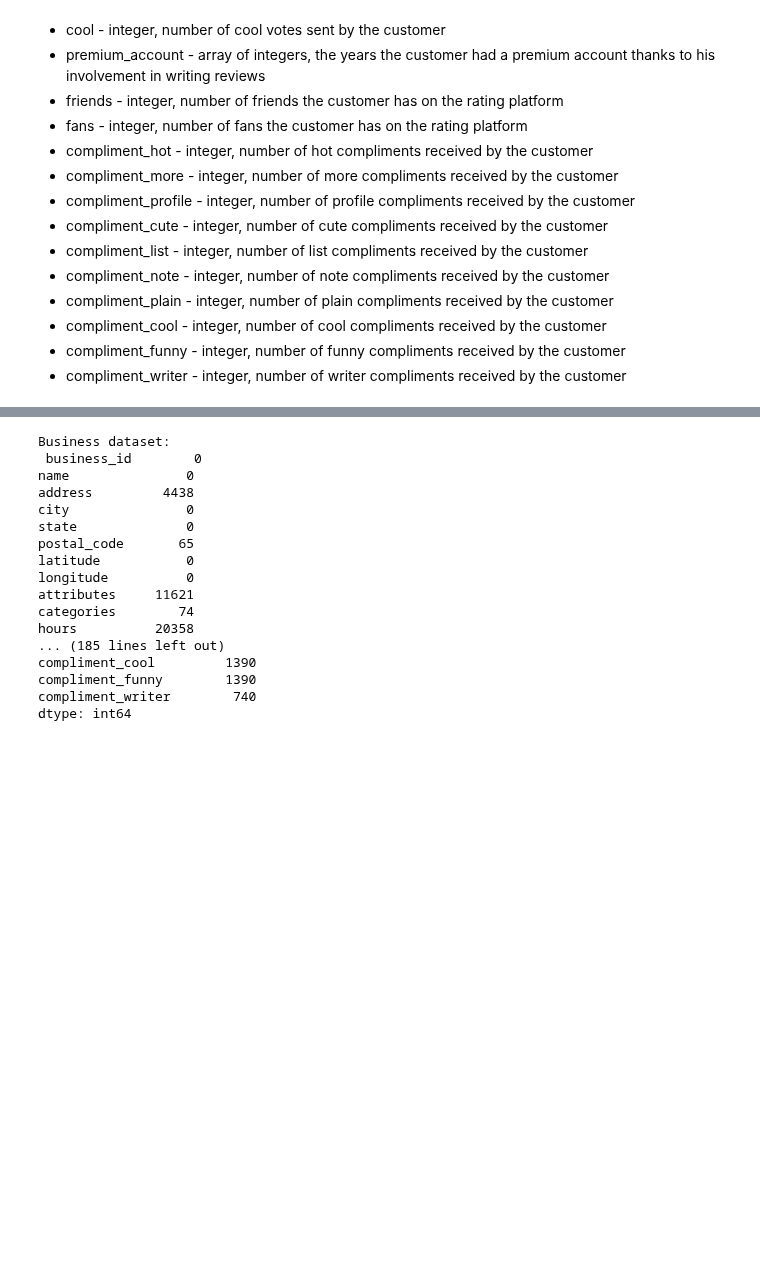
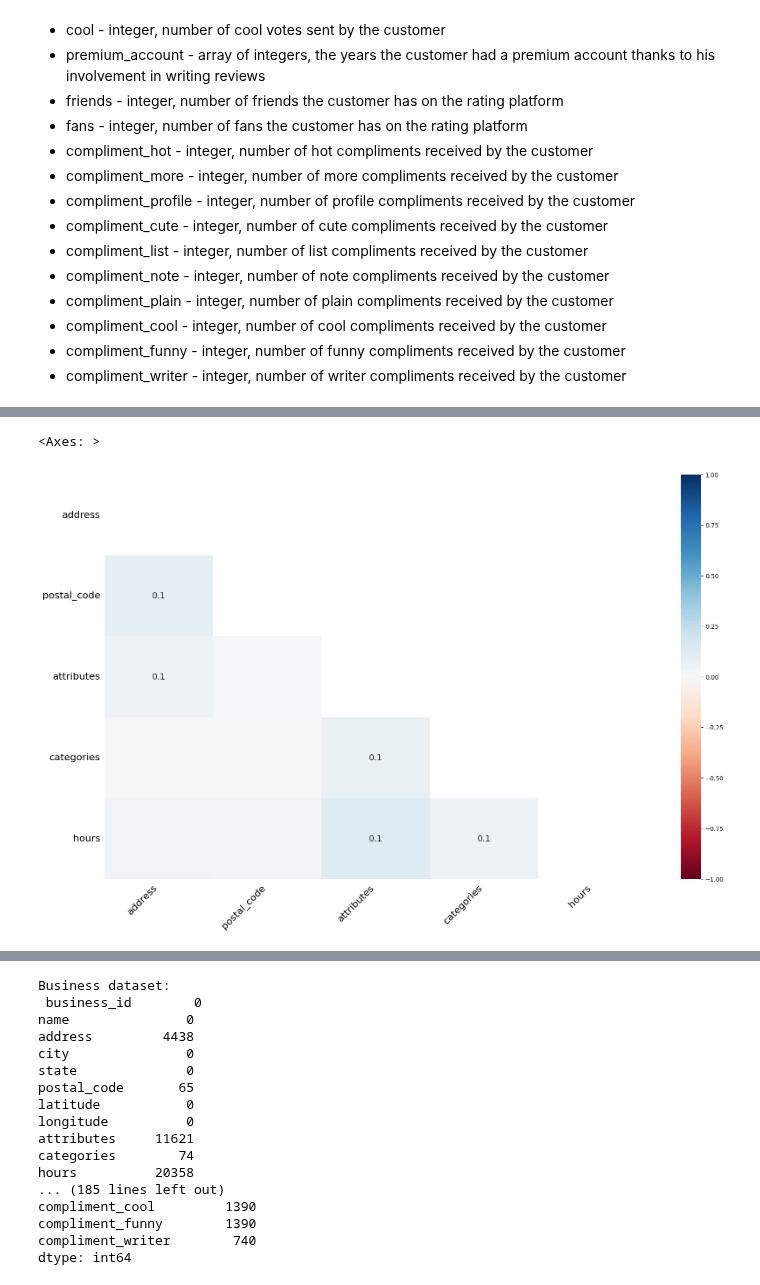
Before and after one commit to Kamiryu/nlp-customer-review-analysis, a Jupyter notebook: task_1.ipynb, the cells around one changed output, grey strips where cells are left out. Saved outputs shown, nothing was run; the diff lists cells and outputs as text; code cells hidden in the pictures; blank space fills up the shorter version.

```diff
--- a/task_1.ipynb
+++ b/task_1.ipynb
@@ -179,0 +186,5 @@ Are there variables that are numerical but really should be categorical?
+# %%
+msno.heatmap(df_business)
+# %% [output]
+<Axes: >
+[figure, added]
```
Also changed, not shown: parts of 23 cells of this notebook.
